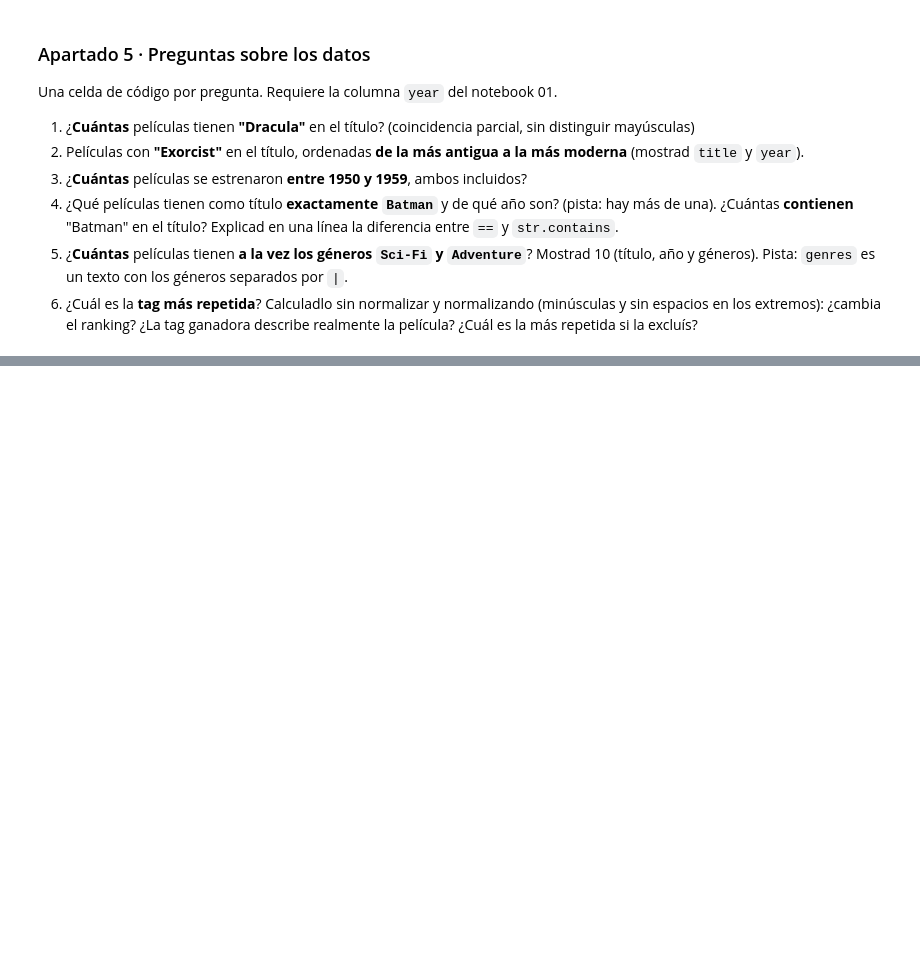
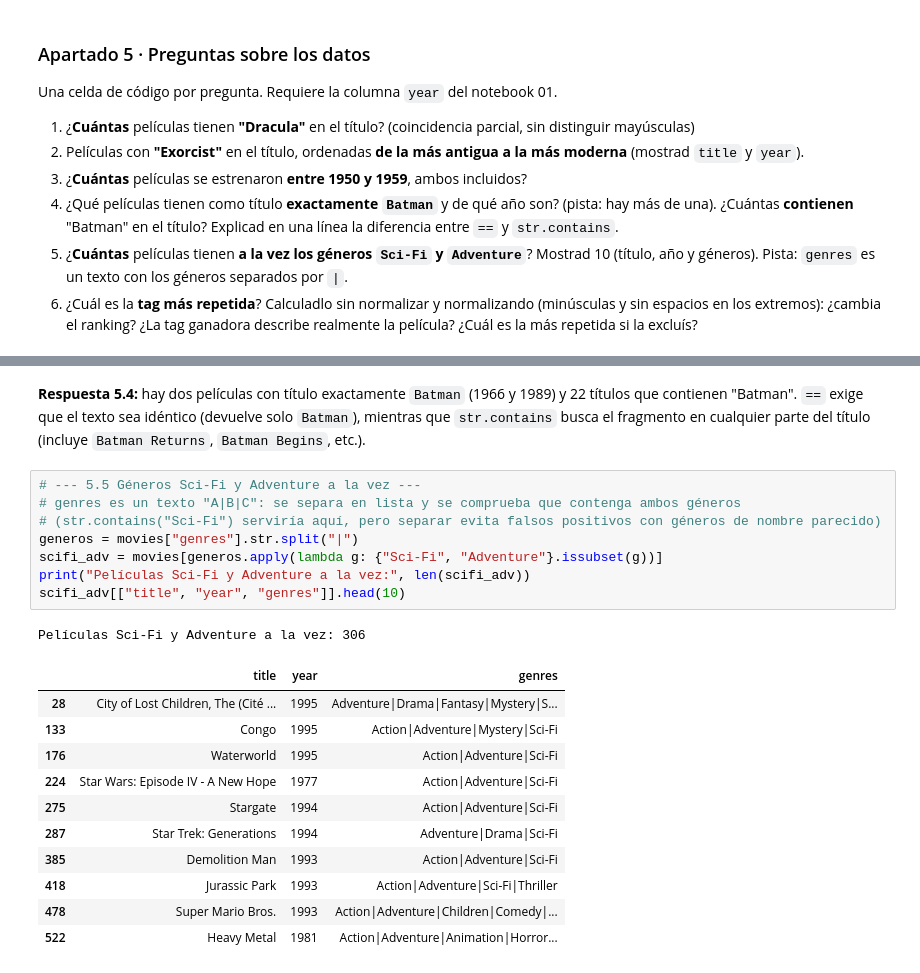
Before and after one commit to dgilrom/tc-catalogo-peliculas-g6, a Jupyter notebook: 02_analisis.ipynb, the cells around one changed output, grey strips where cells are left out. Saved outputs shown, nothing was run; the diff lists cells and outputs as text; blank space fills up the shorter version.

```diff
--- a/02_analisis.ipynb
+++ b/02_analisis.ipynb
@@ -195,0 +334,23 @@ Una celda de código por pregunta. Requiere la columna `year` del notebook 01.
+# %% [markdown]
+**Respuesta 5.4:** hay dos películas con título exactamente `Batman` (1966 y 1989) y 22 títulos que contienen "Batman". `==` exige que el texto sea idéntico (devuelve solo `Batman`), mientras que `str.contains` busca el fragmento en cualquier parte del título (incluye `Batman Returns`, `Batman Begins`, etc.).
+# %%
+# --- 5.5 Géneros Sci-Fi y Adventure a la vez ---
+# genres es un texto "A|B|C": se separa en lista y se comprueba que contenga ambos géneros
+# (str.contains("Sci-Fi") serviría aquí, pero separar evita falsos positivos con géneros de nombre parecido)
+generos = movies["genres"].str.split("|")
+scifi_adv = movies[generos.apply(lambda g: {"Sci-Fi", "Adventure"}.issubset(g))]
+print("Películas Sci-Fi y Adventure a la vez:", len(scifi_adv))
+scifi_adv[["title", "year", "genres"]].head(10)
+# %% [output]
+Películas Sci-Fi y Adventure a la vez: 306
+|  | title | year | genres |
+| 28 | City of Lost Children, The (Cité ... | 1995 | Adventure|Drama|Fantasy|Mystery|S... |
+| 133 | Congo | 1995 | Action|Adventure|Mystery|Sci-Fi |
+| 176 | Waterworld | 1995 | Action|Adventure|Sci-Fi |
+| 224 | Star Wars: Episode IV - A New Hope | 1977 | Action|Adventure|Sci-Fi |
+| 275 | Stargate | 1994 | Action|Adventure|Sci-Fi |
+| 287 | Star Trek: Generations | 1994 | Adventure|Drama|Sci-Fi |
+| 385 | Demolition Man | 1993 | Action|Adventure|Sci-Fi |
+| 418 | Jurassic Park | 1993 | Action|Adventure|Sci-Fi|Thriller |
+| 478 | Super Mario Bros. | 1993 | Action|Adventure|Children|Comedy|... |
+| 522 | Heavy Metal | 1981 | Action|Adventure|Animation|Horror... |
```
Also changed, not shown: parts of 19 cells of this notebook.
